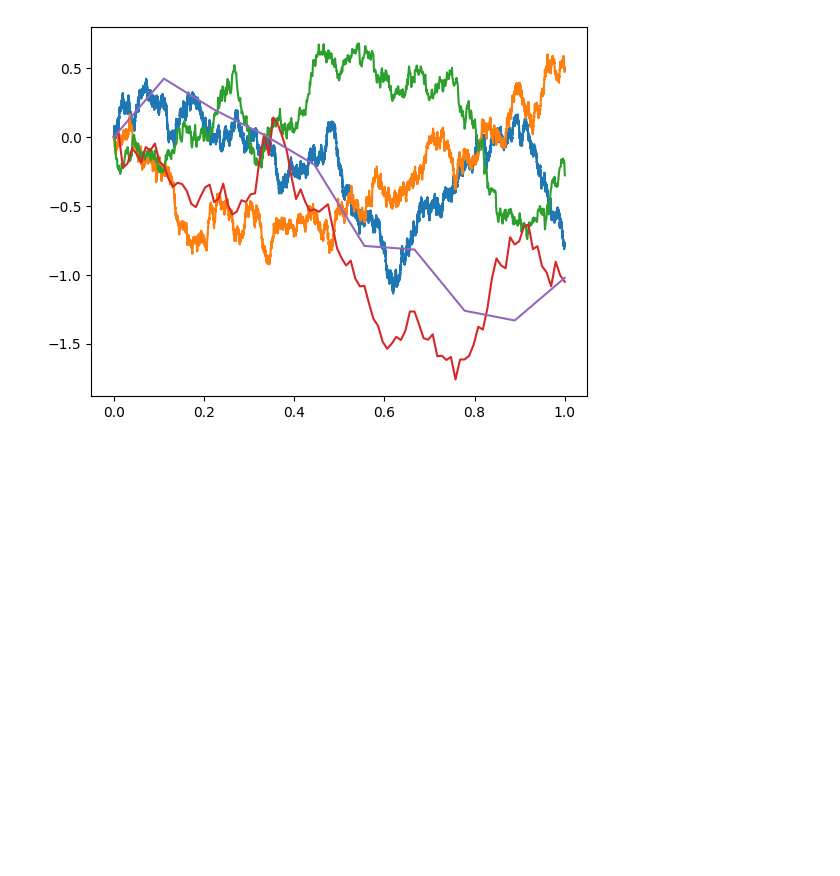
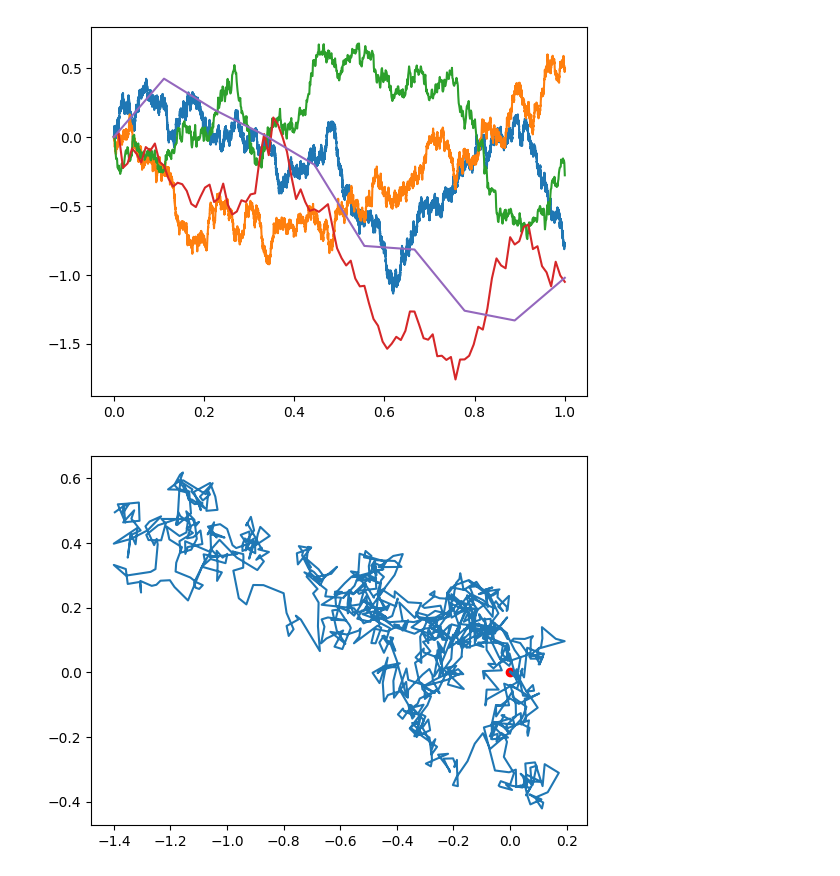
Before and after one commit to will-lynas/MATH0031-financial-mathematics, a Jupyter notebook: notebook.ipynb, the cells around one changed output. Drawn from its saved outputs; the diff is of its cells as text; code cells hidden in the pictures; blank space fills up the shorter version.

```diff
--- a/notebook.ipynb
+++ b/notebook.ipynb
@@ -23,3 +23,25 @@ brownian_motion([1000])
 brownian_motion([100_000, 10_000, 1000, 100, 10])
 # %% [output]
 [figure]
+# %%
+def brownian_motion_2d(ns):
+    T = 1.0
+    for n in ns:
+        dt = T / n
+        dX = np.random.normal(0, np.sqrt(dt), n)
+        dY = np.random.normal(0, np.sqrt(dt), n)
+
+        X = np.cumsum(dX)
+        Y = np.cumsum(dY)
+
+        X = np.insert(X, 0, 0)[:-1]
+        Y = np.insert(Y, 0, 0)[:-1]
+
+        plt.plot(X, Y)
+        plt.scatter(X[0], Y[0], color='red')
+
+    plt.show()
+
+brownian_motion_2d([1000])
+# %% [output]
+[figure, added]
```
